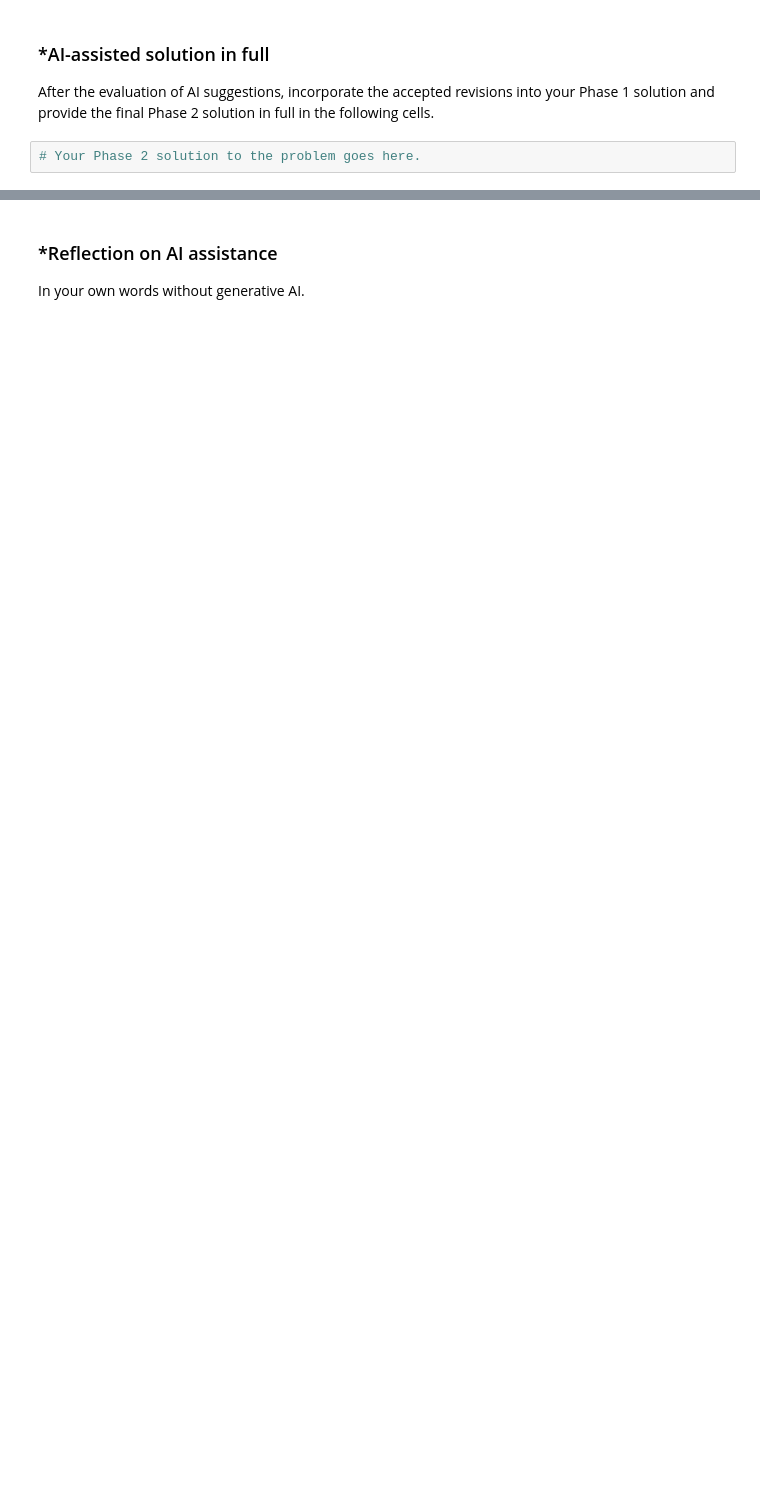
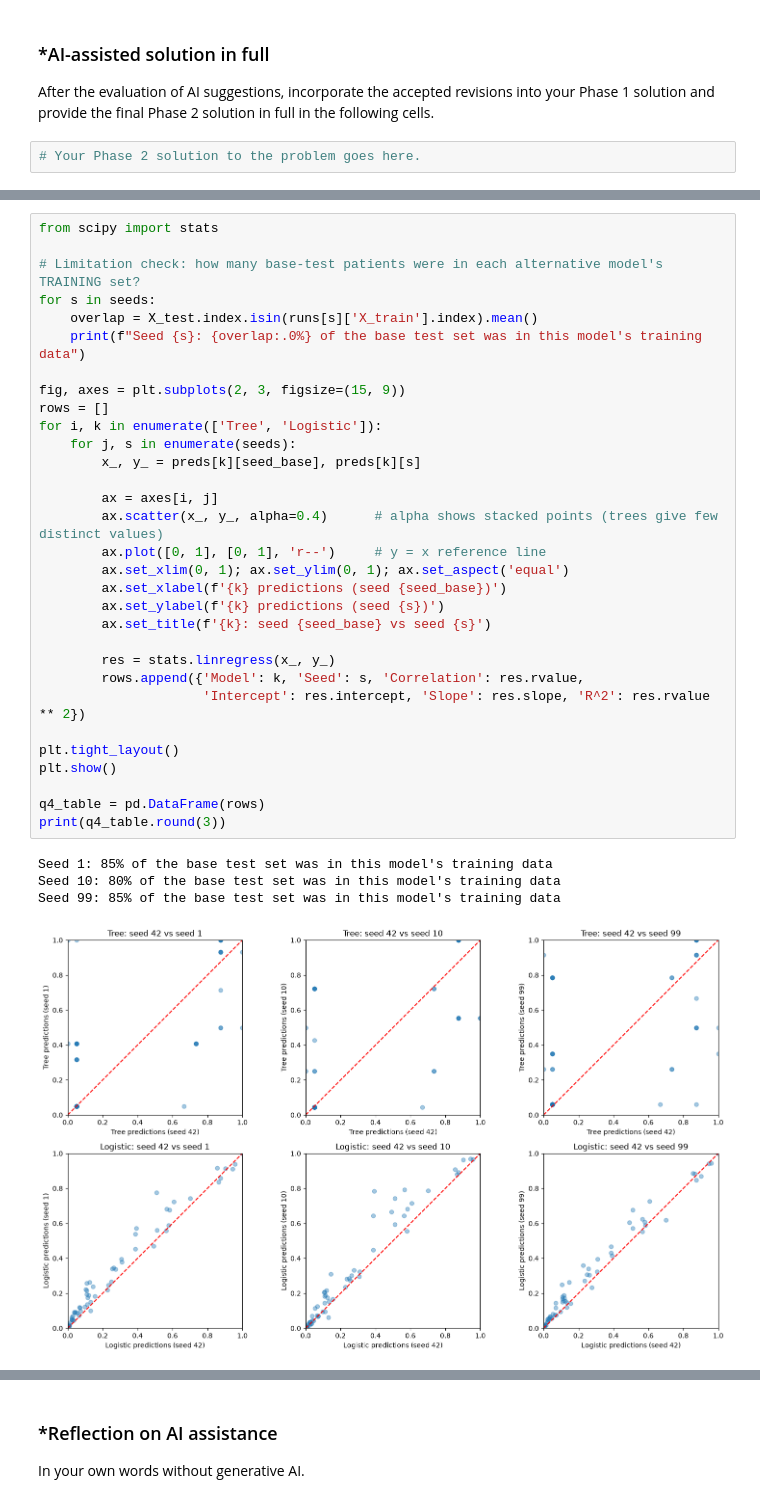
Before and after one commit to aureamc/L03-tree-stability, a Jupyter notebook: L03_notebook.ipynb, the cells around one changed output, grey strips where cells are left out. Saved outputs shown, nothing was run; the diff lists cells and outputs as text; blank space fills up the shorter version.

```diff
--- a/L03_notebook.ipynb
+++ b/L03_notebook.ipynb
@@ -447,0 +744,36 @@ After the evaluation of AI suggestions, incorporate the accepted revisions into
+# %%
+from scipy import stats
+
+# Limitation check: how many base-test patients were in each alternative model's TRAINING set?
+for s in seeds:
+    overlap = X_test.index.isin(runs[s]['X_train'].index).mean()
+    print(f"Seed {s}: {overlap:.0%} of the base test set was in this model's training data")
+
+fig, axes = plt.subplots(2, 3, figsize=(15, 9))
+rows = []
+for i, k in enumerate(['Tree', 'Logistic']):
+    for j, s in enumerate(seeds):
+        x_, y_ = preds[k][seed_base], preds[k][s]
+
+        ax = axes[i, j]
+        ax.scatter(x_, y_, alpha=0.4)      # alpha shows stacked points (trees give few distinct values)
+        ax.plot([0, 1], [0, 1], 'r--')     # y = x reference line
+        ax.set_xlim(0, 1); ax.set_ylim(0, 1); ax.set_aspect('equal')
+        ax.set_xlabel(f'{k} predictions (seed {seed_base})')
+        ax.set_ylabel(f'{k} predictions (seed {s})')
+        ax.set_title(f'{k}: seed {seed_base} vs seed {s}')
+
+        res = stats.linregress(x_, y_)
+        rows.append({'Model': k, 'Seed': s, 'Correlation': res.rvalue,
+                     'Intercept': res.intercept, 'Slope': res.slope, 'R^2': res.rvalue ** 2})
+
+plt.tight_layout()
+plt.show()
+
+q4_table = pd.DataFrame(rows)
+print(q4_table.round(3))
+# %% [output]
+Seed 1: 85% of the base test set was in this model's training data
+Seed 10: 80% of the base test set was in this model's training data
+Seed 99: 85% of the base test set was in this model's training data
+[figure, added]
```
Also changed, not shown: parts of 28 cells of this notebook.
